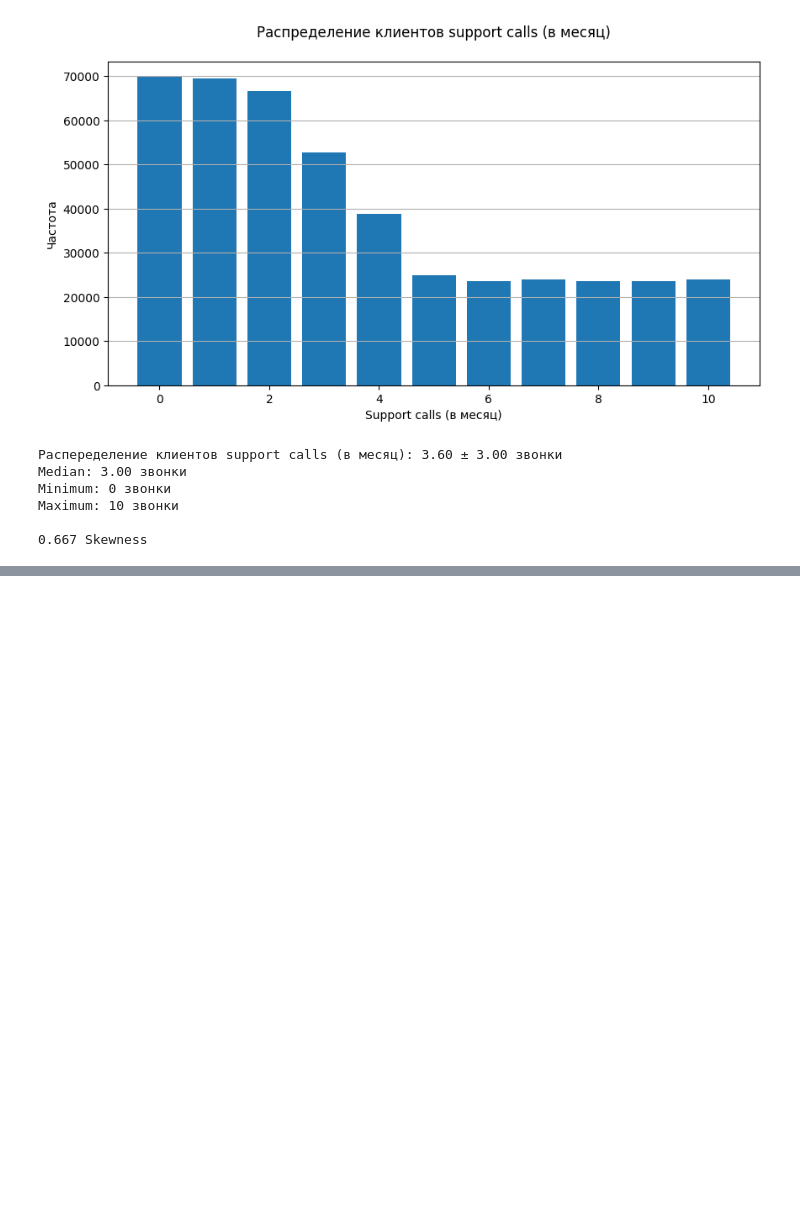
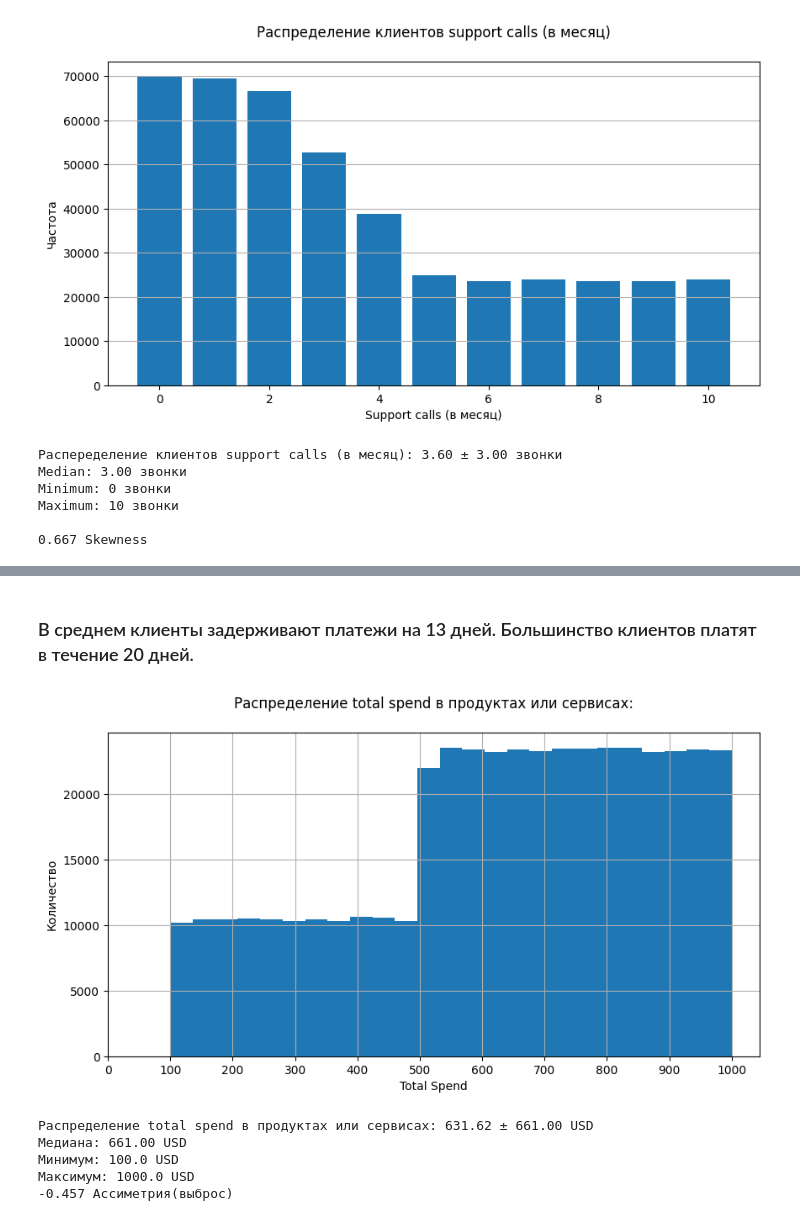
Before and after one commit to Agamemnommom/Churn-Prediction-Service, a Jupyter notebook: Churn_Prediction.ipynb, the cells around one changed output, grey strips where cells are left out. Drawn from its saved outputs; the diff is of its cells as text; code cells hidden in the pictures; blank space fills up the shorter version.

```diff
--- a/Churn_Prediction.ipynb
+++ b/Churn_Prediction.ipynb
@@ -417,0 +305,12 @@ Maximum: 10 звонки
+# %% [markdown]
+### В среднем клиенты задерживают платежи на 13 дней. Большинство клиентов платят в течение 20 дней.
+# %%
+# Рассмотрим теперь непрерывные распеределения, где большая вариабельность выходов
+make_histogram(df, 'Total Spend', bins=25, custom_ticks=np.arange(0, 1001, 100), unit='USD', additional=" в продуктах или сервисах")
+# %% [output]
+[figure, added]
+Распределение total spend в продуктах или сервисах: 631.62 ± 661.00 USD
+Медиана: 661.00 USD
+Минимум: 100.0 USD
+Максимум: 1000.0 USD
+-0.457 Ассиметрия(выброс)
```
Also changed, not shown: parts of 7 cells of this notebook.
